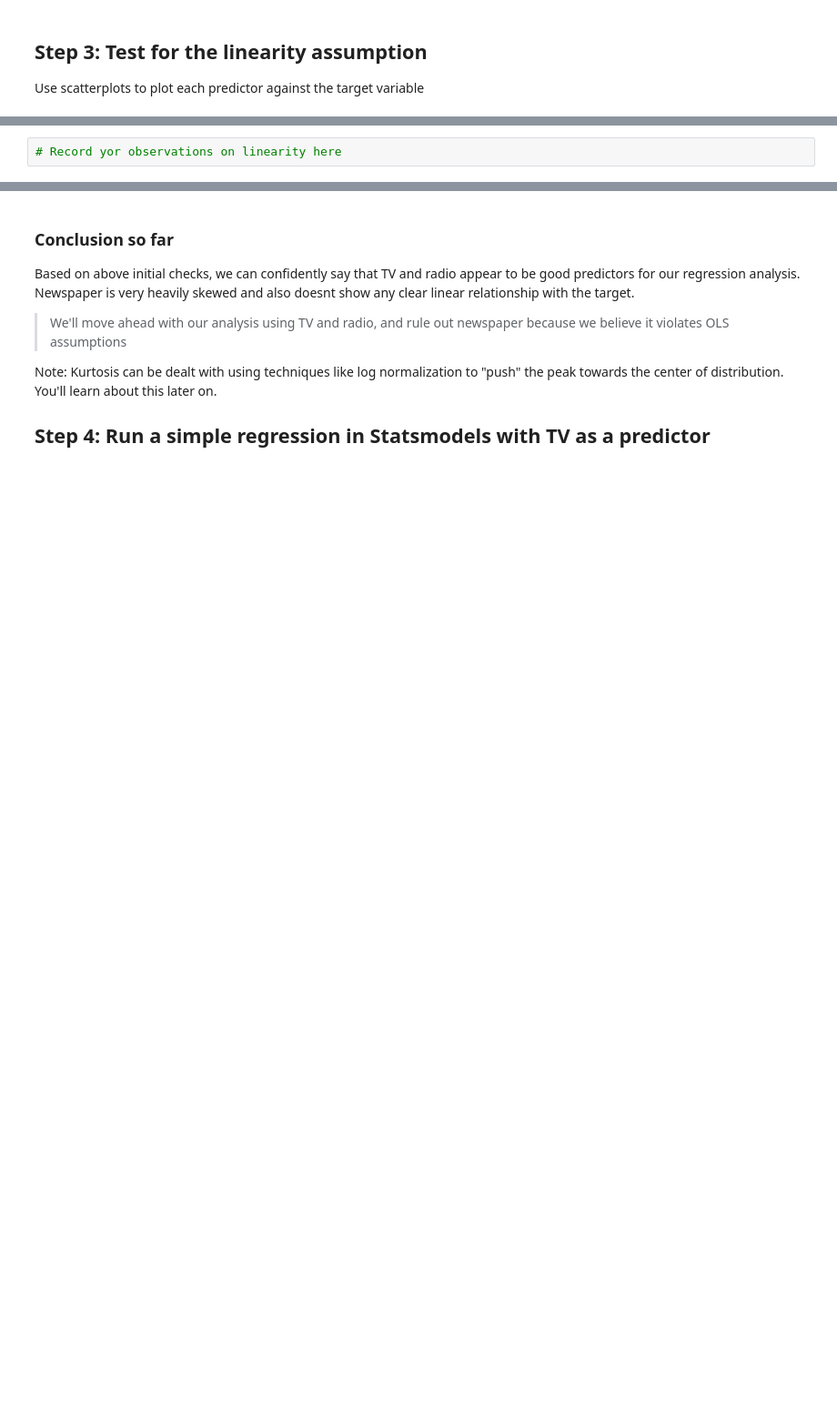
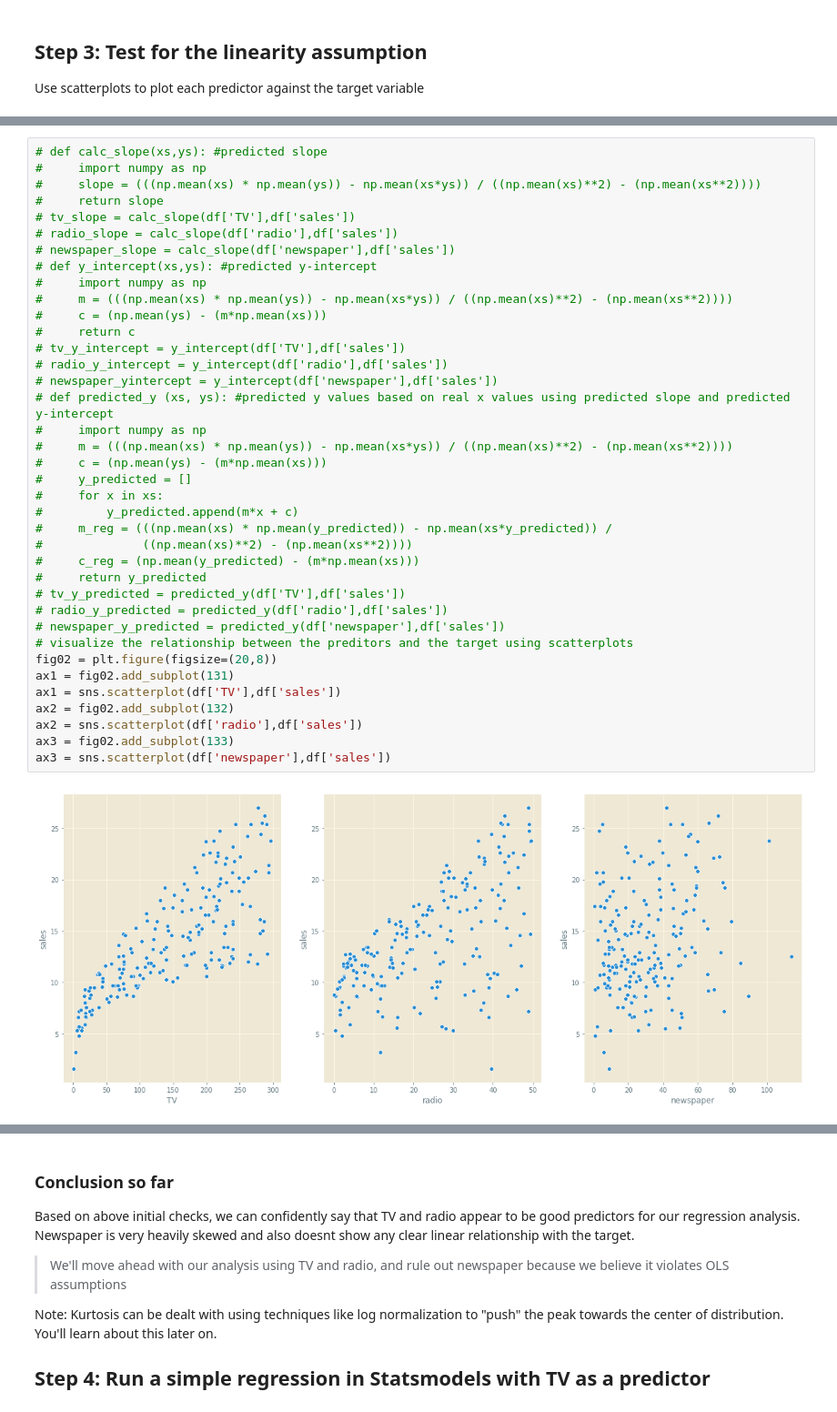
Before and after one commit to eannefawcett/dsc-ols-statsmodels-lab-online-ds-pt-081219, a Jupyter notebook: index.ipynb, the cells around one changed output, grey strips where cells are left out. Shown at 91% size. Saved outputs shown, nothing was run; the diff lists cells and outputs as text; blank space fills up the shorter version.

```diff
--- a/index.ipynb
+++ b/index.ipynb
@@ -90,2 +95,40 @@ Use scatterplots to plot each predictor against the target variable
-# %%
-# Record yor observations on linearity here
+# %%
+# def calc_slope(xs,ys): #predicted slope
+#     import numpy as np
+#     slope = (((np.mean(xs) * np.mean(ys)) - np.mean(xs*ys)) / ((np.mean(xs)**2) - (np.mean(xs**2))))
+#     return slope
+# tv_slope = calc_slope(df['TV'],df['sales'])
+# radio_slope = calc_slope(df['radio'],df['sales'])
+# newspaper_slope = calc_slope(df['newspaper'],df['sales'])
+# def y_intercept(xs,ys): #predicted y-intercept
+#     import numpy as np
+#     m = (((np.mean(xs) * np.mean(ys)) - np.mean(xs*ys)) / ((np.mean(xs)**2) - (np.mean(xs**2))))
+#     c = (np.mean(ys) - (m*np.mean(xs)))
+#     return c
+# tv_y_intercept = y_intercept(df['TV'],df['sales'])
+# radio_y_intercept = y_intercept(df['radio'],df['sales'])
+# newspaper_yintercept = y_intercept(df['newspaper'],df['sales'])
+# def predicted_y (xs, ys): #predicted y values based on real x values using predicted slope and predicted y-intercept
+#     import numpy as np
+#     m = (((np.mean(xs) * np.mean(ys)) - np.mean(xs*ys)) / ((np.mean(xs)**2) - (np.mean(xs**2))))
+#     c = (np.mean(ys) - (m*np.mean(xs)))
+#     y_predicted = []
+#     for x in xs:
+#         y_predicted.append(m*x + c)
+#     m_reg = (((np.mean(xs) * np.mean(y_predicted)) - np.mean(xs*y_predicted)) /
+#              ((np.mean(xs)**2) - (np.mean(xs**2))))
+#     c_reg = (np.mean(y_predicted) - (m*np.mean(xs)))
+#     return y_predicted
+# tv_y_predicted = predicted_y(df['TV'],df['sales'])
+# radio_y_predicted = predicted_y(df['radio'],df['sales'])
+# newspaper_y_predicted = predicted_y(df['newspaper'],df['sales'])
+# visualize the relationship between the preditors and the target using scatterplots
+fig02 = plt.figure(figsize=(20,8))
+ax1 = fig02.add_subplot(131)
+ax1 = sns.scatterplot(df['TV'],df['sales'])
+ax2 = fig02.add_subplot(132)
+ax2 = sns.scatterplot(df['radio'],df['sales'])
+ax3 = fig02.add_subplot(133)
+ax3 = sns.scatterplot(df['newspaper'],df['sales'])
+# %% [output]
+[figure, added]
```
Also changed, not shown: parts of 20 cells of this notebook.
